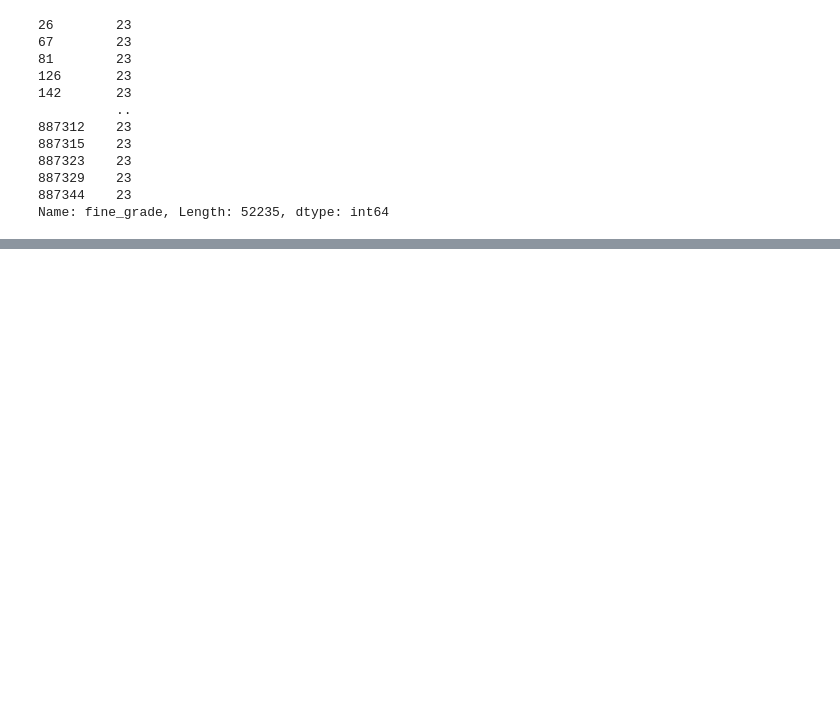
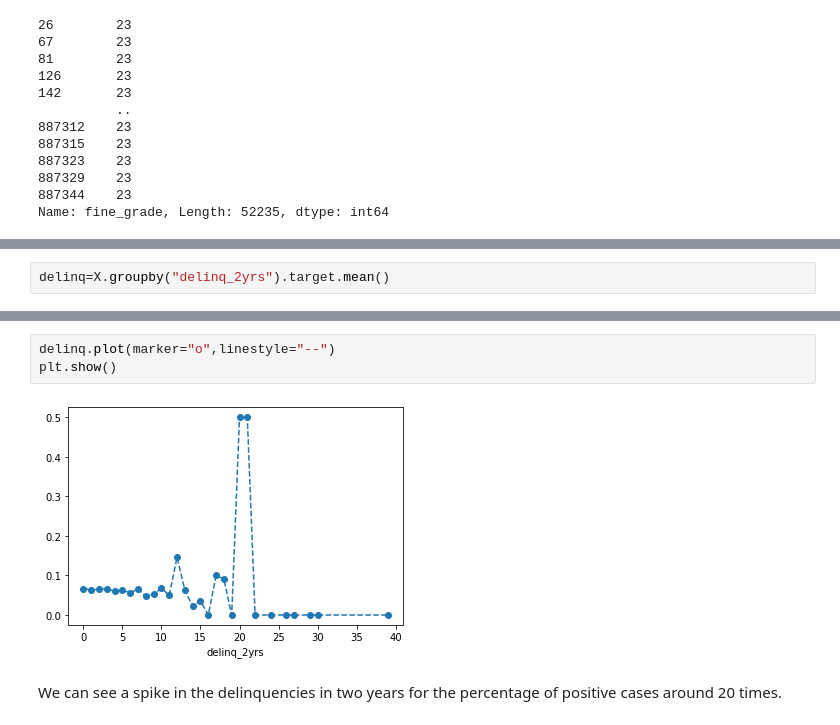
Before and after one commit to ronsperber/Lending-Club, a Jupyter notebook: lending_club.ipynb, the cells around one changed output, grey strips where cells are left out. Saved outputs shown, nothing was run; the diff lists cells and outputs as text; blank space fills up the shorter version.

```diff
--- a/lending_club.ipynb
+++ b/lending_club.ipynb
@@ -1523,0 +1545,2 @@ plt.show()
+# %%
+delinq=X.groupby("delinq_2yrs").target.mean()
@@ -1523,0 +1557,7 @@ plt.show()
+# %%
+delinq.plot(marker="o",linestyle="--")
+plt.show()
+# %% [output]
+[figure, added]
+# %% [markdown]
+We can see a spike in the delinquencies in two years for the percentage of positive cases around 20 times.
```
Also changed, not shown: parts of 31 cells of this notebook.
